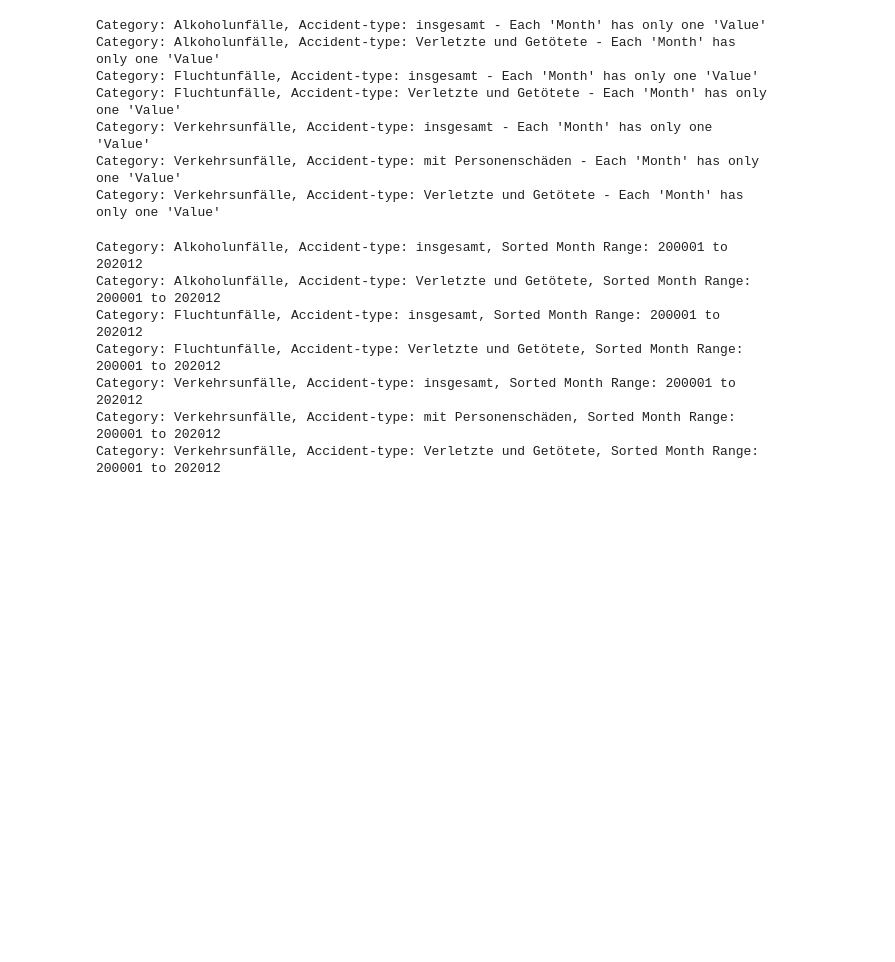
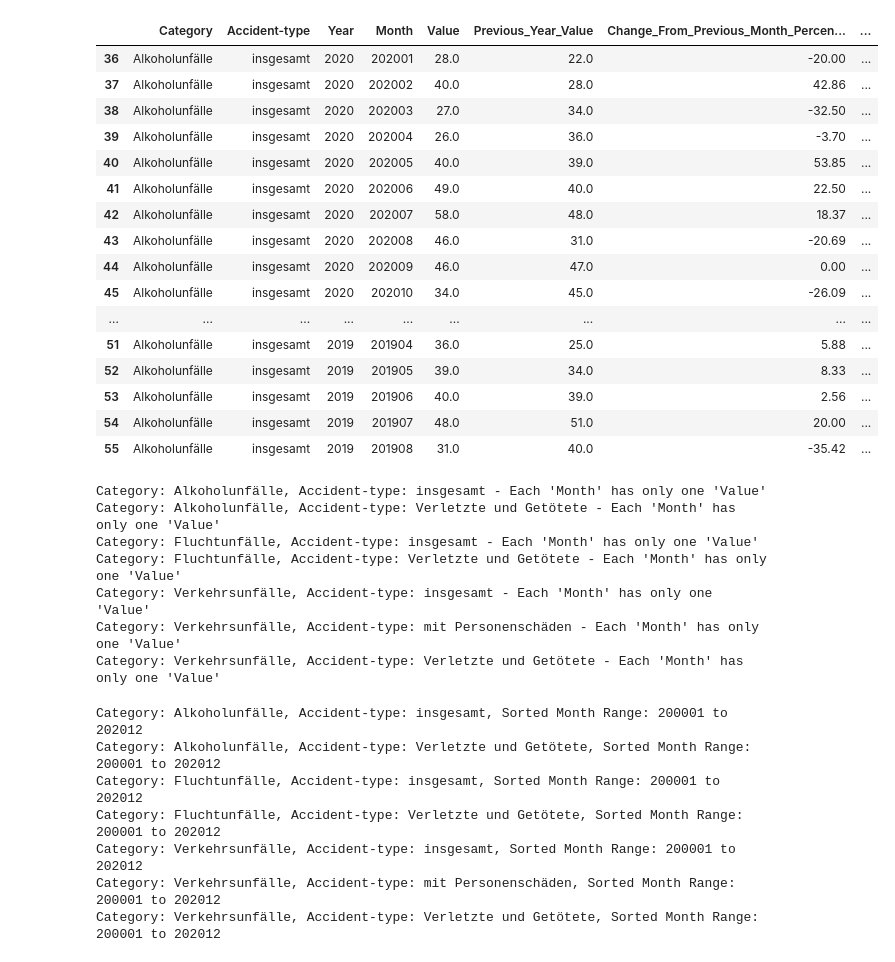
Before and after one commit to HorusLiang/dps-ai-project, a Jupyter notebook: 1_Data_Check.ipynb, the cells around one changed output. Drawn from its saved outputs; the diff is of its cells as text; code cells hidden in the pictures; blank space fills up the shorter version.

```diff
--- a/1_Data_Check.ipynb
+++ b/1_Data_Check.ipynb
@@ -25,6 +25,26 @@ df=df.rename(columns=column_name_mapping)
 # %%
 # Explore Data Only Before 2021
 df = df[df['Year'] < 2021]
+# %%
+df.head(20)
+# %% [output]
+|  | Category | Accident-type | Year | Month | Value | Previous_Year_Value | Change_From_Previous_Month_Percen... | ... |
+| 36 | Alkoholunfälle | insgesamt | 2020 | 202001 | 28.0 | 22.0 | -20.00 | ... |
+| 37 | Alkoholunfälle | insgesamt | 2020 | 202002 | 40.0 | 28.0 | 42.86 | ... |
+| 38 | Alkoholunfälle | insgesamt | 2020 | 202003 | 27.0 | 34.0 | -32.50 | ... |
+| 39 | Alkoholunfälle | insgesamt | 2020 | 202004 | 26.0 | 36.0 | -3.70 | ... |
+| 40 | Alkoholunfälle | insgesamt | 2020 | 202005 | 40.0 | 39.0 | 53.85 | ... |
+| 41 | Alkoholunfälle | insgesamt | 2020 | 202006 | 49.0 | 40.0 | 22.50 | ... |
+| 42 | Alkoholunfälle | insgesamt | 2020 | 202007 | 58.0 | 48.0 | 18.37 | ... |
+| 43 | Alkoholunfälle | insgesamt | 2020 | 202008 | 46.0 | 31.0 | -20.69 | ... |
+| 44 | Alkoholunfälle | insgesamt | 2020 | 202009 | 46.0 | 47.0 | 0.00 | ... |
+| 45 | Alkoholunfälle | insgesamt | 2020 | 202010 | 34.0 | 45.0 | -26.09 | ... |
+| ... | ... | ... | ... | ... | ... | ... | ... | ... |
+| 51 | Alkoholunfälle | insgesamt | 2019 | 201904 | 36.0 | 25.0 | 5.88 | ... |
+| 52 | Alkoholunfälle | insgesamt | 2019 | 201905 | 39.0 | 34.0 | 8.33 | ... |
+| 53 | Alkoholunfälle | insgesamt | 2019 | 201906 | 40.0 | 39.0 | 2.56 | ... |
+| 54 | Alkoholunfälle | insgesamt | 2019 | 201907 | 48.0 | 51.0 | 20.00 | ... |
+| 55 | Alkoholunfälle | insgesamt | 2019 | 201908 | 31.0 | 40.0 | -35.42 | ... |
 # %%
 # From "Convert German feature names to English" segment
 # you can see that some features are computed from "Value"
```
Also changed, not shown: parts of 1 cell of this notebook.
